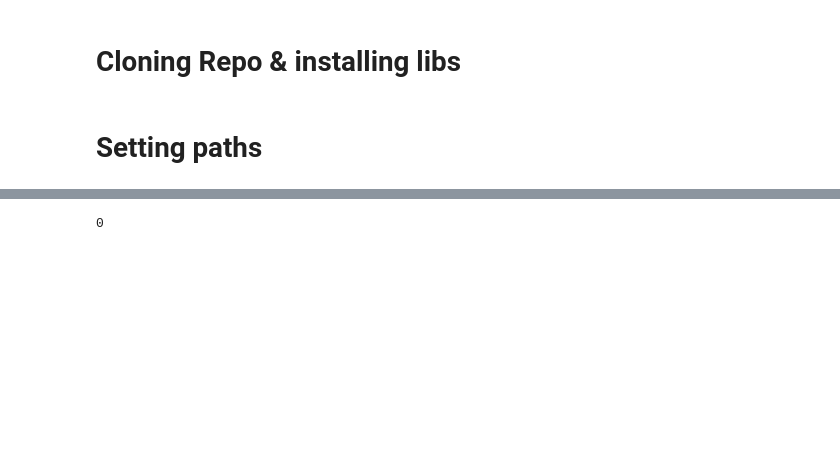
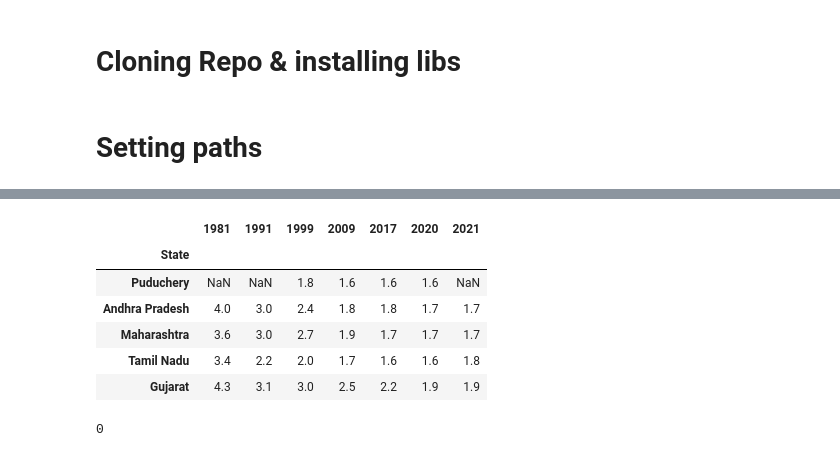
Before and after one commit to jaya-shankar/LiveSessionPlots, a Jupyter notebook: Krishna_Plots_(LE,GDP).ipynb, the cells around one changed output, grey strips where cells are left out. Drawn from its saved outputs; the diff is of its cells as text; code cells hidden in the pictures; blank space fills up the shorter version.

Commit message:
"added graphes"

```diff
--- a/Krishna_Plots_(LE,GDP).ipynb
+++ b/Krishna_Plots_(LE,GDP).ipynb
@@ -11,8 +11,10 @@ import numpy as np
 # Setting paths
 # %%
 # countries           = [ 'South Korea', 'Cuba', 'India', 'Pakistan', 'Bangladesh','China']#, 'Turkey']
-countries           = [ 'South Korea','United States','Japan', 'Cuba', 'China', 'India', 'Pakistan', 'Bangladesh']
+countries         = [ 'South Korea','United States','Japan', 'Cuba', 'China', 'India', 'Pakistan', 'Bangladesh']
 # countries           = ['Saudi Arabia','South Korea','India','China', 'Pakistan', 'Bangladesh', 'Argentina', 'Botswana']
+countries         = [ 'South Korea']
+states            = ['Andhra Pradesh','Maharashtra','Gujarat','Tamil Nadu','Puduchery']
 primary           = "20-24-Primary_fin"
 lower_secondary   = "20-24-Lower_Secondary_fin"
 higher_secondary  = "20-24-Higher_Secondary_fin"
@@ -20,6 +22,7 @@ college           = "25-29-College_comp"
 life_expectancy   = "life_expectancy"
 gdp_per_capita    = "gdp_per_capita"
 total_fertility   = "children_per_woman"
+india_tfr         = "india_tfr"
 dpi               = 500 #image quality
 # %%
 
@@ -46,6 +49,7 @@ def load_paths():
                       "children_per_woman"              :  root+ "children_per_woman_total_fertility.csv",
                       "gdp_per_capita"                  :  root+ "gdppercapita_us_inflation_adjusted.csv",
                       "life_expectancy"                 :  root+ "life_expectancy_years.csv",
+                      "india_tfr"                       :  root+ "India/TFR.csv",
                   }
 # %%
 def create_n_fin_dic():
@@ -225,3 +233,29 @@ build_graph('Women 25-29, college','8',page)
+# %%
+load_paths()
+india_df = pd.read_csv(datasets_path[india_tfr])
+india_df = india_df[india_df['State'].isin(states)]
+india_df.set_index("State",inplace=True)
+display(india_df)
+col_years = list(map(int, india_df.columns[:]))
+state_coords = {}
+for ind in india_df.index:
+    value = [col_years]
+    value.append(india_df.loc[ind].values.flatten().tolist())
+    state_coords[ind] = value
+for state,coords in state_coords.items():
+    plt.plot(coords[0], coords[1],label=state)
+
+plt.ylabel('Total fertility rate')
+plt.legend()
+plt.savefig(f'./graphs/{page}/9.png', dpi=dpi)
+# %% [output]
+|  | 1981 | 1991 | 1999 | 2009 | 2017 | 2020 | 2021 |
+| State |  |  |  |  |  |  |  |
+| Puduchery | NaN | NaN | 1.8 | 1.6 | 1.6 | 1.6 | NaN |
+| Andhra Pradesh | 4.0 | 3.0 | 2.4 | 1.8 | 1.8 | 1.7 | 1.7 |
+| Maharashtra | 3.6 | 3.0 | 2.7 | 1.9 | 1.7 | 1.7 | 1.7 |
+| Tamil Nadu | 3.4 | 2.2 | 2.0 | 1.7 | 1.6 | 1.6 | 1.8 |
+| Gujarat | 4.3 | 3.1 | 3.0 | 2.5 | 2.2 | 1.9 | 1.9 |
 # %%
 import subprocess
 page+=1
```
Also changed, not shown: parts of 8 cells of this notebook, 11 other files.
